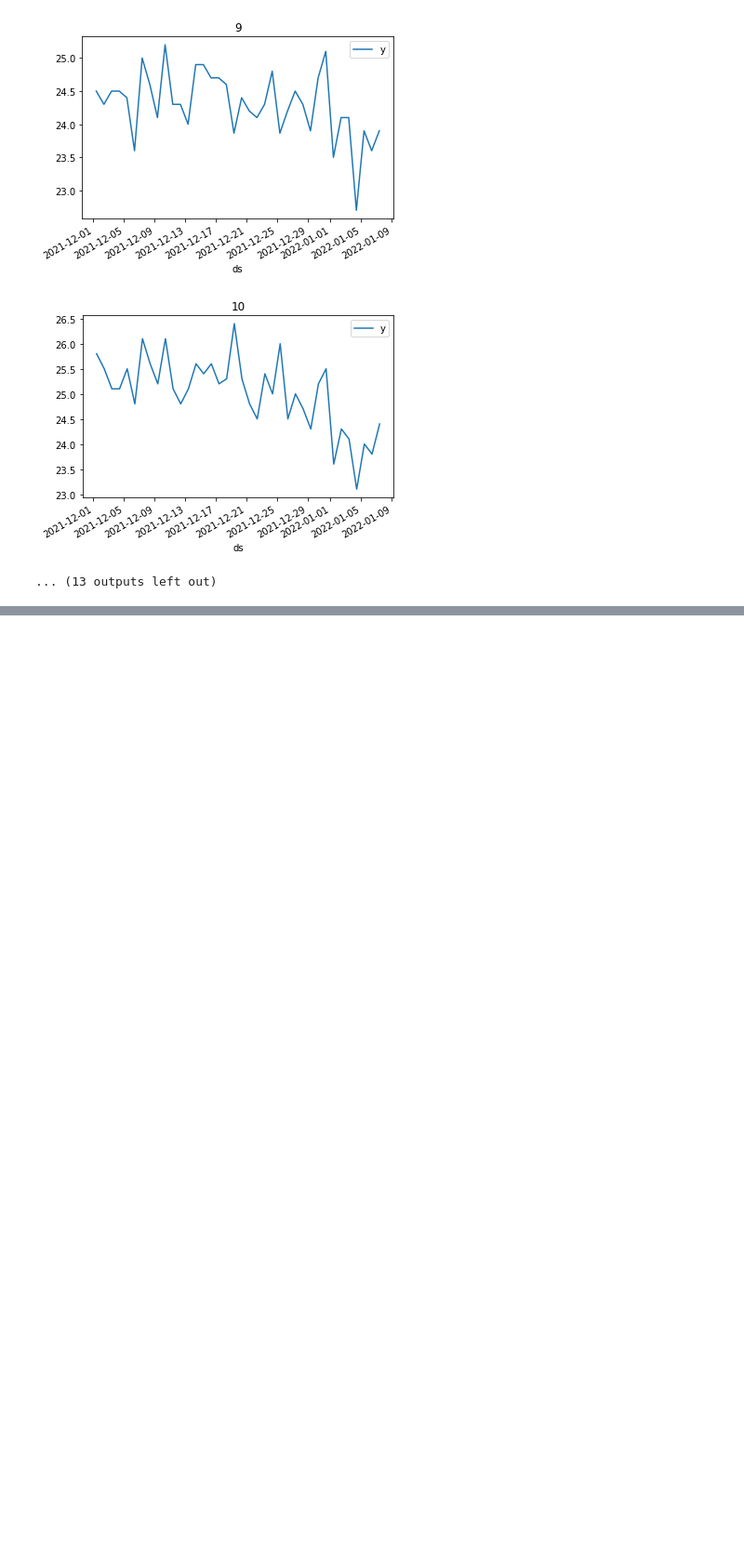
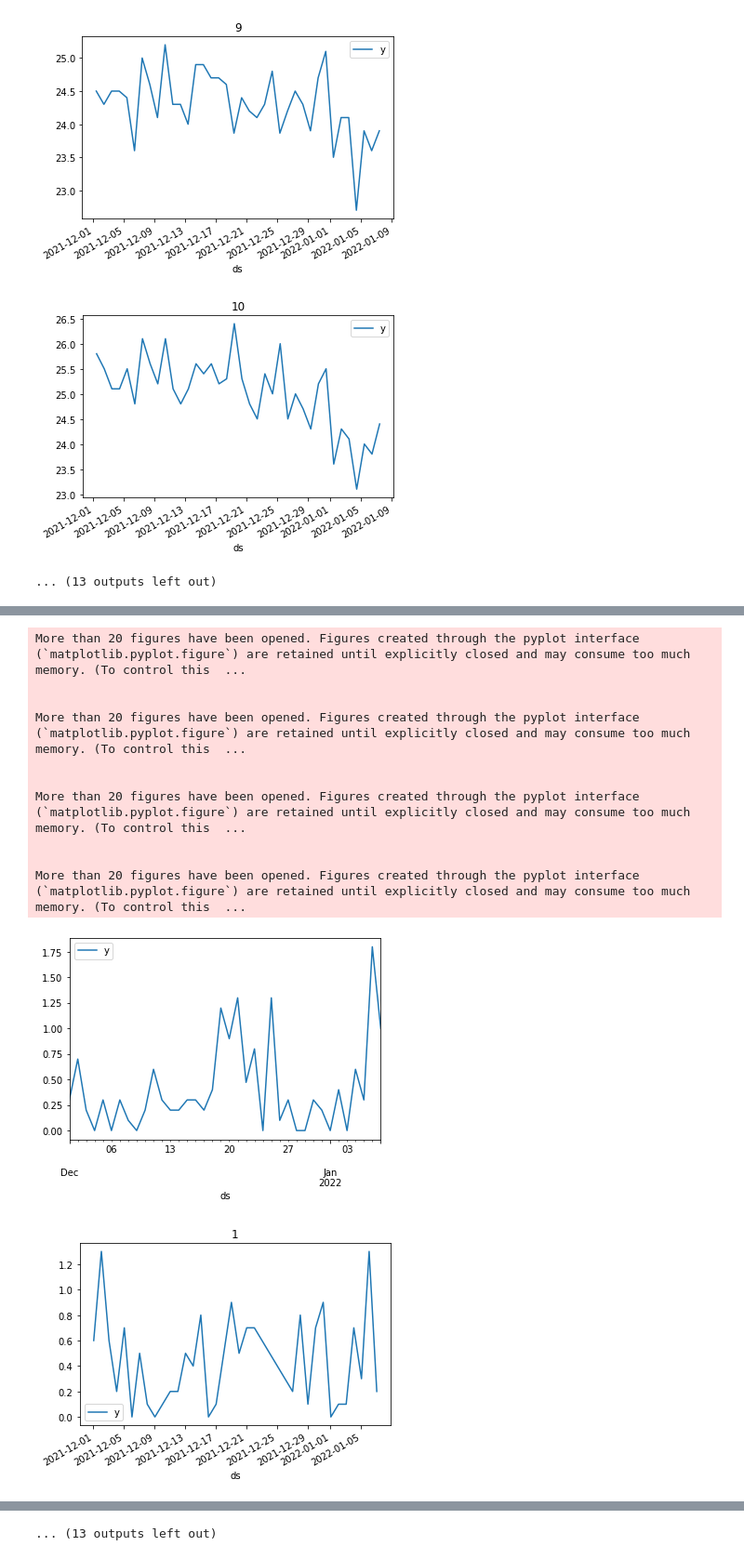
Before and after one commit to Cathidumi/fmi_ufpa, a Jupyter notebook: Prophet/VisualizaçãoDosDados.ipynb, the cells around one changed output, grey strips where cells are left out. Shown at 93% size. Cells and saved outputs as stored; diff of their text form; code cells hidden in the pictures; blank space fills up the shorter version.

```diff
--- a/Prophet/VisualizaçãoDosDados.ipynb
+++ b/Prophet/VisualizaçãoDosDados.ipynb
@@ -73,0 +109,23 @@ More than 20 figures have been opened. Figures created through the pyplot interf
+# %%
+# VELOCIDADE DO VENTO
+
+for c in range(24):
+  temp0 = pd.read_csv('HORA/HORA'+str(c)+'.csv', usecols=['INS', 'VEN_VEL'], parse_dates=['INS'])
+  temp0.rename(columns={'INS': 'ds', 'VEN_VEL': 'y'}, inplace = True)
+
+  temp0.sort_values('ds', inplace=True)
+  temp0.set_index('ds', inplace=True)
+  temp0.plot(title=c)
+# %% [output]
+More than 20 figures have been opened. Figures created through the pyplot interface (`matplotlib.pyplot.figure`) are retained until explicitly closed and may consume too much memory. (To control this  ...
+
+
+More than 20 figures have been opened. Figures created through the pyplot interface (`matplotlib.pyplot.figure`) are retained until explicitly closed and may consume too much memory. (To control this  ...
+
+
+More than 20 figures have been opened. Figures created through the pyplot interface (`matplotlib.pyplot.figure`) are retained until explicitly closed and may consume too much memory. (To control this  ...
+
+
+More than 20 figures have been opened. Figures created through the pyplot interface (`matplotlib.pyplot.figure`) are retained until explicitly closed and may consume too much memory. (To control this  ...
+[figure, added]
+[figure, added]
@@ -73,0 +141 @@ More than 20 figures have been opened. Figures created through the pyplot interf
+... (13 outputs left out)
```
Also changed, not shown: parts of 4 cells of this notebook.
